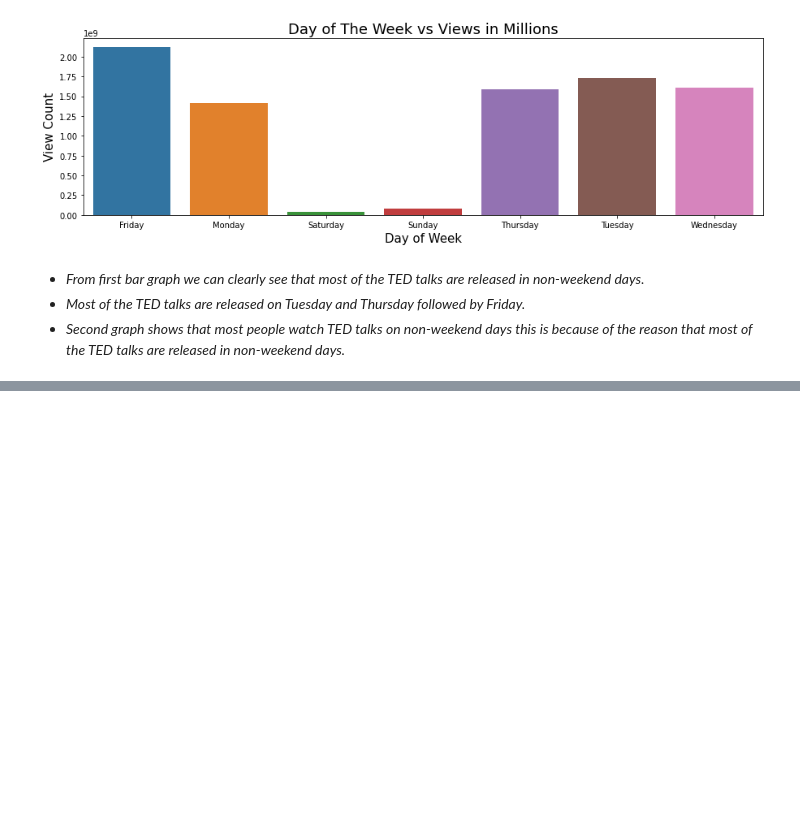
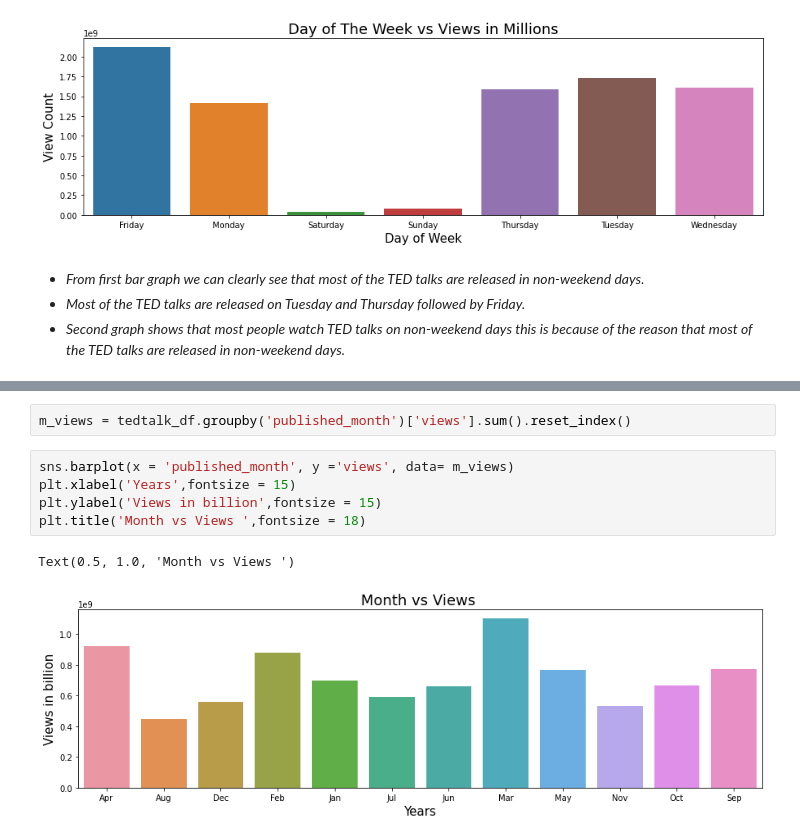
Before and after one commit to paulsoumyadip/ted_talk_views_prediction, a Jupyter notebook: Ted_Talks_Views_Prediction_Regression_Capstone_.ipynb, the cells around one changed output, grey strips where cells are left out. Drawn from its saved outputs; the diff is of its cells as text; blank space fills up the shorter version.

```diff
--- a/Ted_Talks_Views_Prediction_Regression_Capstone_.ipynb
+++ b/Ted_Talks_Views_Prediction_Regression_Capstone_.ipynb
@@ -428,0 +435,10 @@ Text(0.5, 1.0, 'Day of The Week vs Views in Millions')
+# %%
+m_views = tedtalk_df.groupby('published_month')['views'].sum().reset_index()
+# %%
+sns.barplot(x = 'published_month', y ='views', data= m_views)
+plt.xlabel('Years',fontsize = 15)
+plt.ylabel('Views in billion',fontsize = 15)
+plt.title('Month vs Views ',fontsize = 18)
+# %% [output]
+Text(0.5, 1.0, 'Month vs Views ')
+[figure, added]
```
Also changed, not shown: parts of 10 cells of this notebook.
